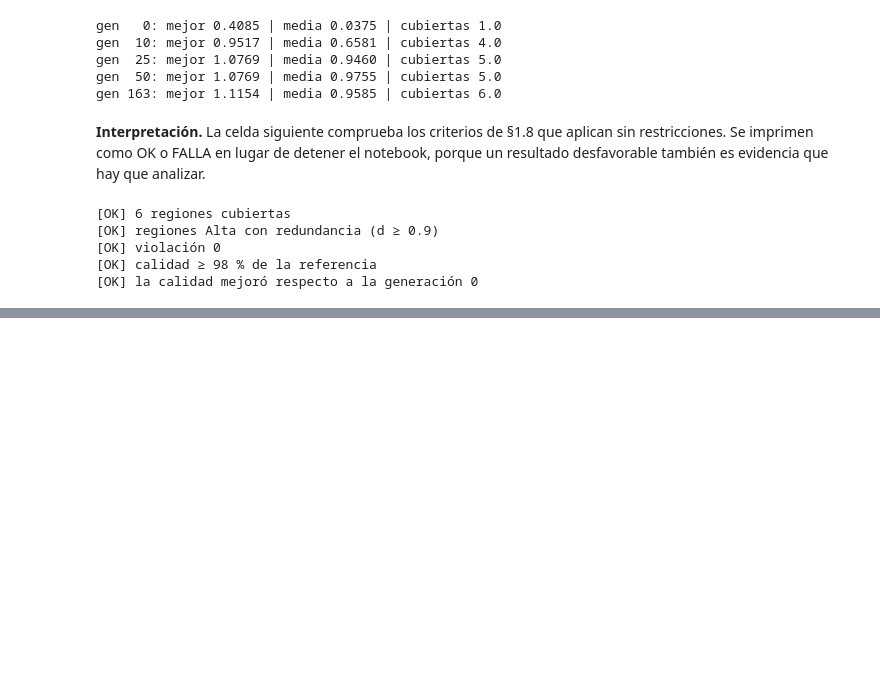
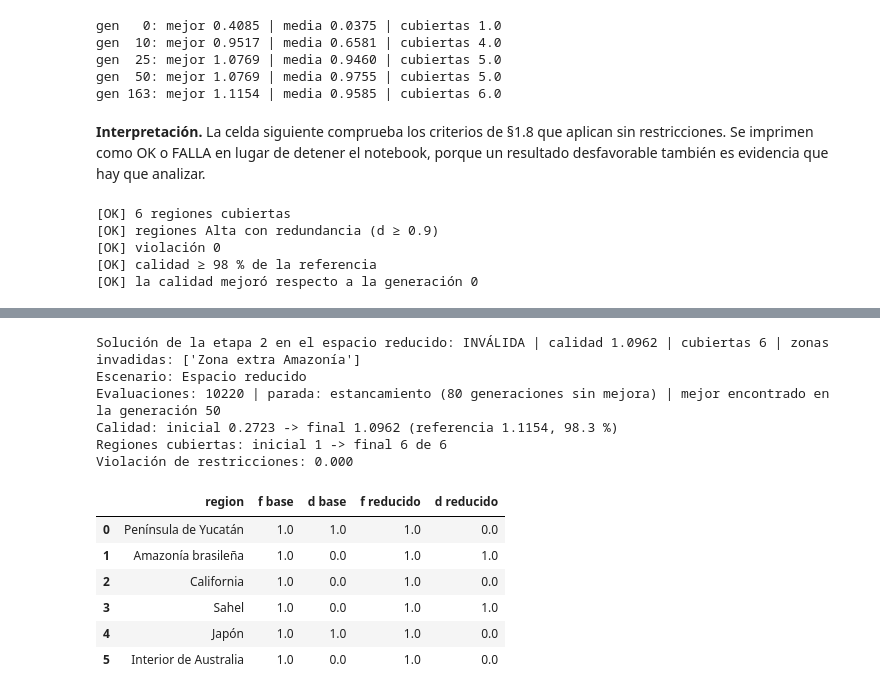
Before and after one commit to AlexRecaman/astroshield, a Jupyter notebook: astroshield.ipynb, the cells around one changed output, grey strips where cells are left out. Cells and saved outputs as stored; diff of their text form; code cells hidden in the pictures; blank space fills up the shorter version.

```diff
--- a/astroshield.ipynb
+++ b/astroshield.ipynb
@@ -665,0 +918,14 @@ _ = verificar_criterios(res_etapa1)
+# %%
+det2 = detalle_restricciones(config_e2, esc_base)
+assert not det2["invadida"].any(), "la solución final invade una zona"
+print("Margen de la solución final a cada zona de desechos (grados fuera del radio):")
+print(det2[det2["tipo"] == "desechos"][["zona", "radio", "distancia_min", "margen"]].round(2).to_string(index=False))
+
+for z in [z for z in esc_base.zonas if z.tipo == "desechos"]:
+    sembrada = np.array(ideal)
+    sembrada[7] = [z.lat, z.lon]
+    ev = evaluar_con_restricciones(sembrada, esc_base)
+    reparada = reparar(np.random.default_rng(1), sembrada, esc_base)
+    assert ev["violacion"] > 0 and violacion_total(reparada, esc_base) == 0
+    print(f"{z.nombre}: satélite sembrado en el centro -> violación {ev['violacion']:.2f}°; "
+          f"reparado a {distancia_angular(z.lat, z.lon, *reparada[7]):.2f}° del centro (radio {z.radio_deg}°)")
@@ -665,0 +945,9 @@ _ = verificar_criterios(res_etapa1)
+# %%
+for z in [z for z in esc_base.zonas if z.tipo == "ocupada"]:
+    dentro = np.array(destino(z.lat, z.lon, 4.9, 45))
+    fuera = np.array(destino(z.lat, z.lon, 5.1, 45))
+    assert not punto_valido(np.array([z.lat, z.lon]), esc_base, np.empty((0, 2)))
+    assert not punto_valido(dentro, esc_base, np.empty((0, 2)))
+    assert punto_valido(fuera, esc_base, np.empty((0, 2)))
+    margen = det2.loc[det2["zona"] == z.nombre, "margen"].iloc[0]
+    print(f"{z.nombre}: centro y 4.9° rechazados, 5.1° aceptado; margen de la solución final {margen:.2f}°")
@@ -665,0 +961,27 @@ _ = verificar_criterios(res_etapa1)
+# %%
+zonas_reducidas = [replace(z, radio_deg=z.radio_deg * 1.5) for z in esc_base.zonas]
+zonas_reducidas.append(Zona("Zona extra Amazonía", -3.5, -62.0, 4.0, "desechos"))
+esc_reducido = replace(esc_base, nombre="Espacio reducido", zonas=zonas_reducidas)
+
+reevaluar(config_e2, esc_reducido, "Solución de la etapa 2 en el espacio reducido")
+res_reducido = evolucionar_con_restricciones(esc_reducido, ParametrosGA(semilla=42))
+resumen_resultado(res_reducido)
+comparacion = cobertura_por_region(config_e2, esc_base)[["region", "f", "d"]].merge(
+    cobertura_por_region(res_reducido["mejor"]["config"], esc_reducido)[["region", "f", "d"]],
+    on="region", suffixes=(" base", " reducido"))
+assert res_reducido["mejor"]["eval"]["violacion"] == 0
+comparacion.round(2)
+# %% [output]
+Solución de la etapa 2 en el espacio reducido: INVÁLIDA | calidad 1.0962 | cubiertas 6 | zonas invadidas: ['Zona extra Amazonía']
+Escenario: Espacio reducido
+Evaluaciones: 10220 | parada: estancamiento (80 generaciones sin mejora) | mejor encontrado en la generación 50
+Calidad: inicial 0.2723 -> final 1.0962 (referencia 1.1154, 98.3 %)
+Regiones cubiertas: inicial 1 -> final 6 de 6
+Violación de restricciones: 0.000
+|  | region | f base | d base | f reducido | d reducido |
+| 0 | Península de Yucatán | 1.0 | 1.0 | 1.0 | 0.0 |
+| 1 | Amazonía brasileña | 1.0 | 0.0 | 1.0 | 1.0 |
+| 2 | California | 1.0 | 0.0 | 1.0 | 0.0 |
+| 3 | Sahel | 1.0 | 0.0 | 1.0 | 1.0 |
+| 4 | Japón | 1.0 | 1.0 | 1.0 | 0.0 |
+| 5 | Interior de Australia | 1.0 | 0.0 | 1.0 | 0.0 |
```
Also changed, not shown: parts of 18 cells of this notebook.
